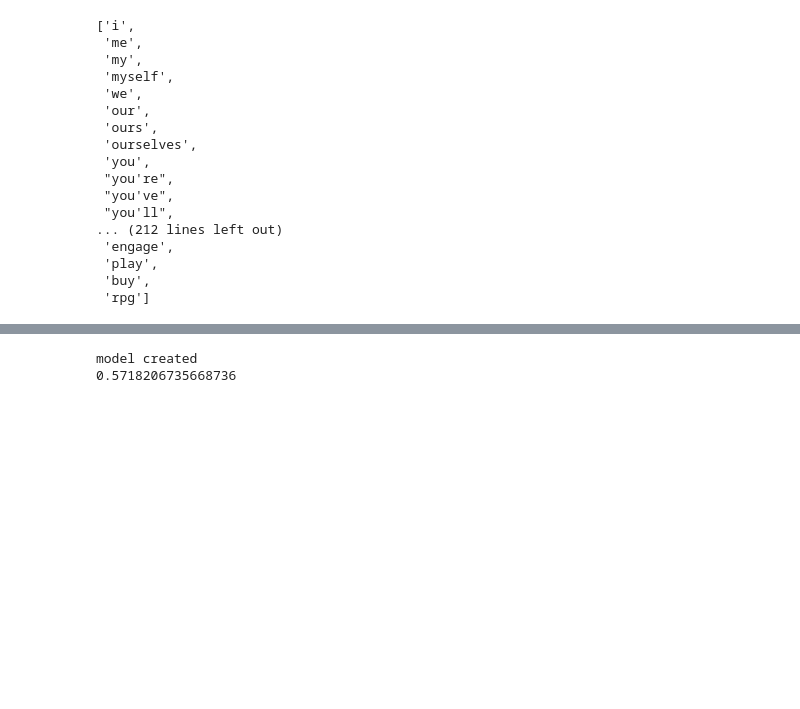
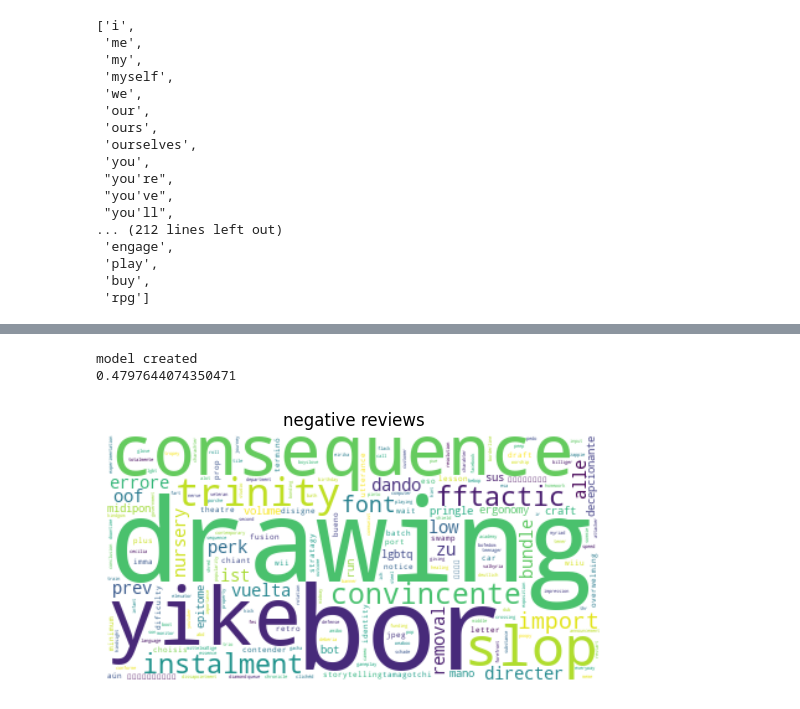
Before and after one commit to Frooge/nlp-project, a Jupyter notebook: nlp.ipynb, the cells around one changed output, grey strips where cells are left out. Cells and saved outputs as stored; diff of their text form; code cells hidden in the pictures; blank space fills up the shorter version.

```diff
--- a/nlp.ipynb
+++ b/nlp.ipynb
@@ -52,8 +52,8 @@ filenames_dict = {
     'threehouses': ['dataset/threehouses.csv'],
     'echoes': ['dataset/echoes.csv'],
     'conquest': ['dataset/conquest.csv'],
-    'birthright': ['dataset/revelations.csv'],
-    'revelations': ['dataset/birthrite.csv'],
+    'birthright': ['dataset/birthright.csv'],
+    'revelations': ['dataset/revelations.csv'],
     'awakening': ['dataset/awakening.csv'],
 }
 
@@ -254,4 +294,8 @@ KeyError: 'review'
 # %%
 all_df = pd.concat(game_df.values(), ignore_index=True)
-negative_reviews_dict = all_df[all_df['rating'] == 'Negative Review']
-positive_reviews_dict = all_df[all_df['rating'] == 'Positive Review']
+negative_reviews_all = all_df[all_df['rating'] == 'Negative Review']
+positive_reviews_all = all_df[all_df['rating'] == 'Positive Review']
+
+print(len(all_df))
+print(len(negative_reviews_all))
+print(len(positive_reviews_all))
@@ -258,6 +306,6 @@ positive_reviews_dict = all_df[all_df['rating'] == 'Positive Review']
 # %%
 print('Results for negative overall')
-corpus, dict, token = create_corpus(all_df)
+corpus, dict, token = create_corpus(negative_reviews_all)
 token
 # %% [output]
 Results for negative overall
@@ -267,7 +332,17 @@ lda_model, coherence_value = calc_coherence_values(dictionary = dict, corpus = t
 print(coherence_value)
 # %% [output]
 model created
-0.5718206735668736
+0.4797644074350471
+# %%
+text = {word: value for word, value in words}
+wc = WordCloud(background_color="white", max_words=1000)
+wc.generate_from_frequencies(text)
+plt.imshow(wc, interpolation="bilinear")
+plt.axis("off")
+plt.title("negative reviews")
+plt.show()
+# %% [output]
+[figure, added]
 # %%
 for idx, topic in lda_model.print_topics(-1):
     print(f'Topic: {idx} \nWords: {topic}')
```
Also changed, not shown: parts of 12 cells of this notebook, 18 other files.
